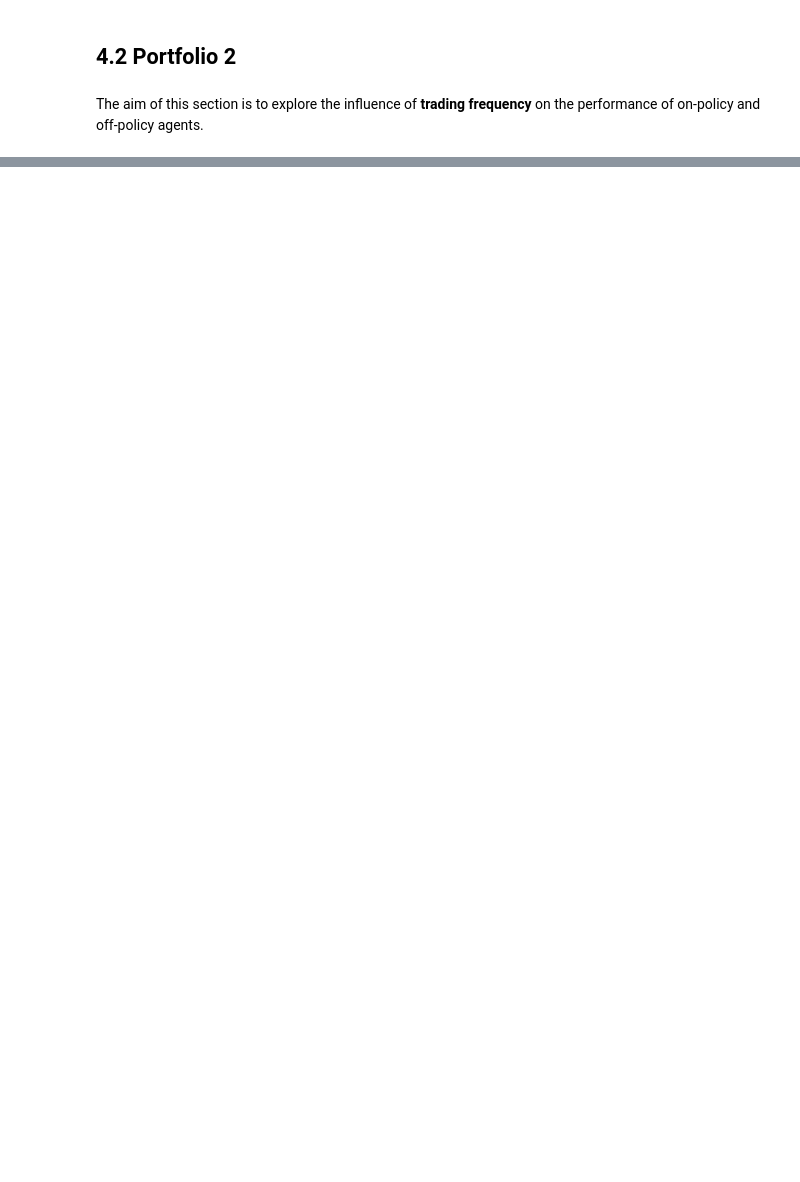
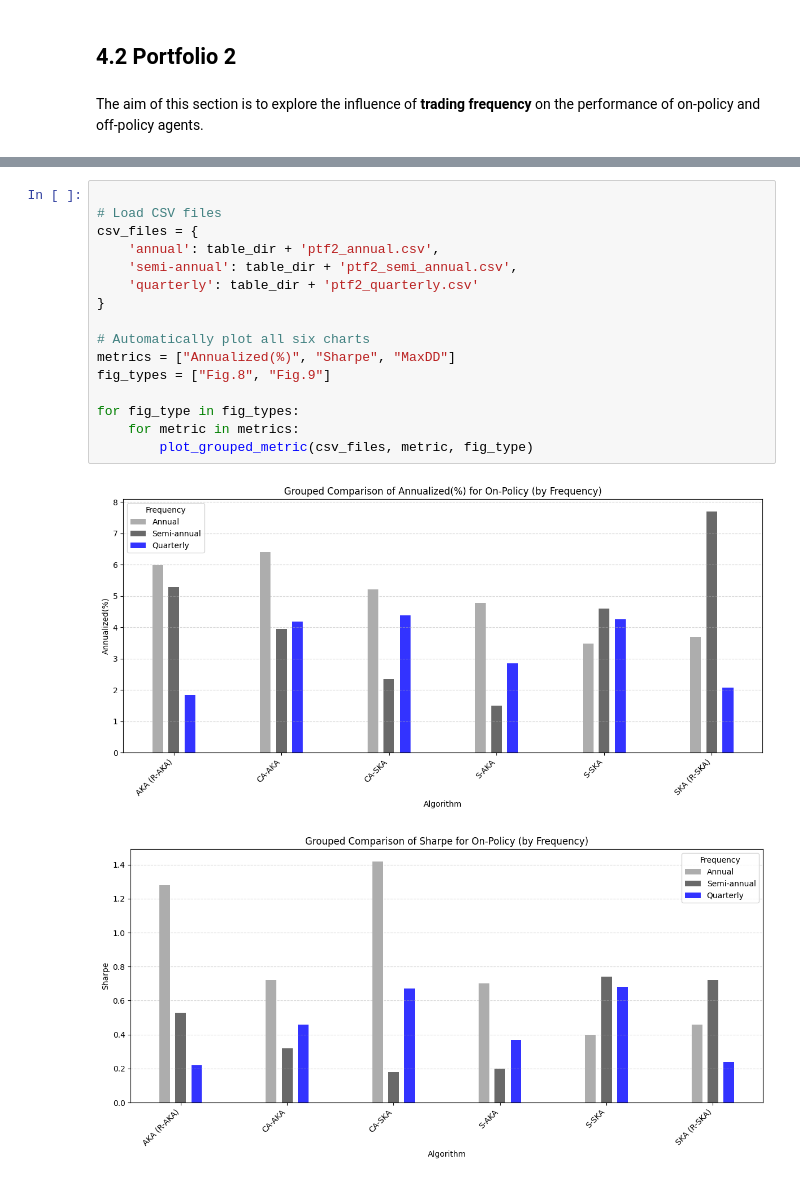
Before and after one commit to FlyingParachute/MathFin_RL, a Jupyter notebook: notebook/RL_FinalProject.ipynb, the cells around one changed output, grey strips where cells are left out. Saved outputs shown, nothing was run; the diff lists cells and outputs as text; blank space fills up the shorter version.

```diff
--- a/notebook/RL_FinalProject.ipynb
+++ b/notebook/RL_FinalProject.ipynb
@@ -831,0 +1037,19 @@ Fig 12 & 13 :Annual Performance
+# %%
+
+# Load CSV files
+csv_files = {
+    'annual': table_dir + 'ptf2_annual.csv',
+    'semi-annual': table_dir + 'ptf2_semi_annual.csv',
+    'quarterly': table_dir + 'ptf2_quarterly.csv'
+}
+
+# Automatically plot all six charts
+metrics = ["Annualized(%)", "Sharpe", "MaxDD"]
+fig_types = ["Fig.8", "Fig.9"]
+
+for fig_type in fig_types:
+    for metric in metrics:
+        plot_grouped_metric(csv_files, metric, fig_type)
+# %% [output]
+[figure, added]
+[figure, added]
```
Also changed, not shown: parts of 11 cells of this notebook, 22 other files.
